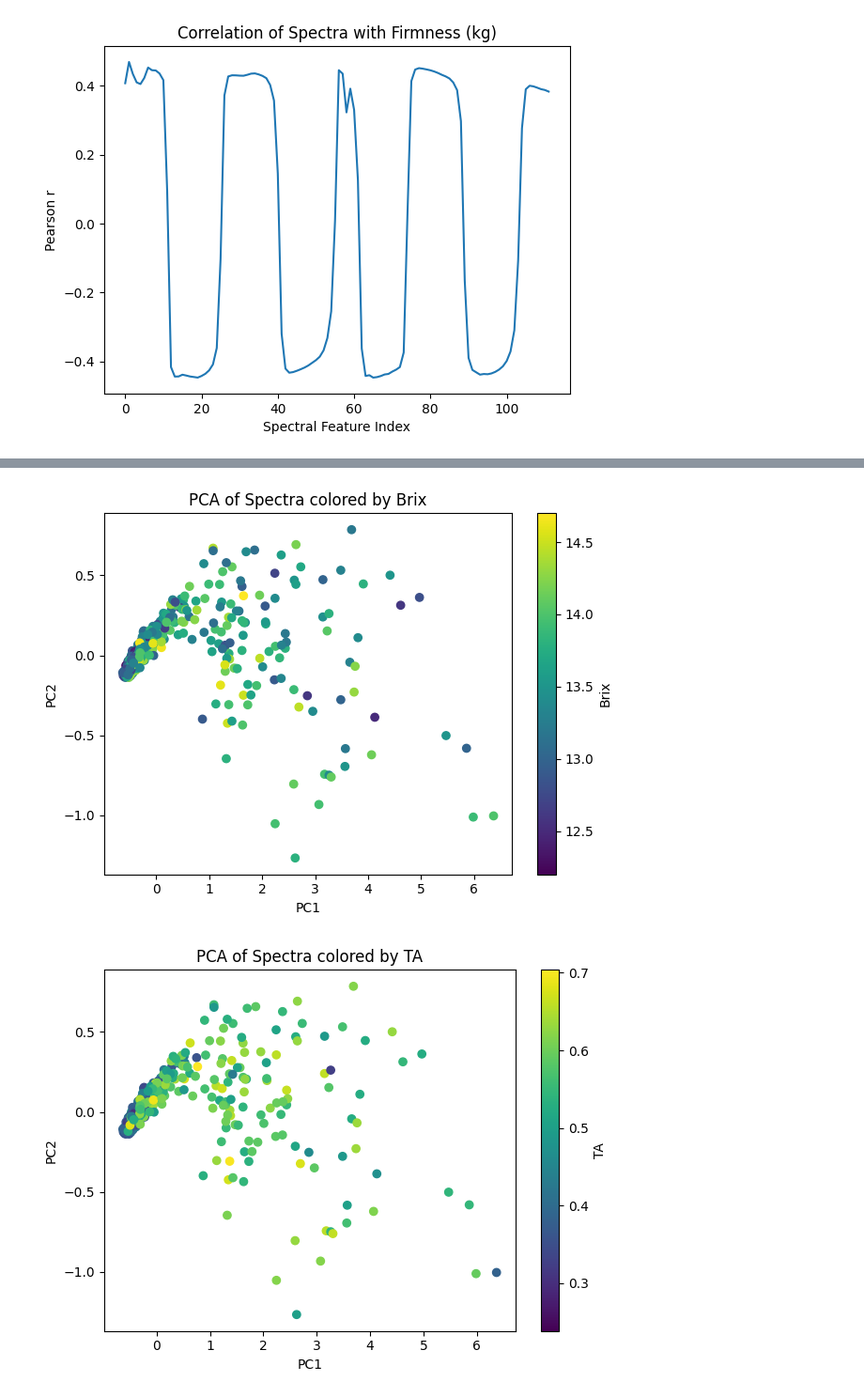
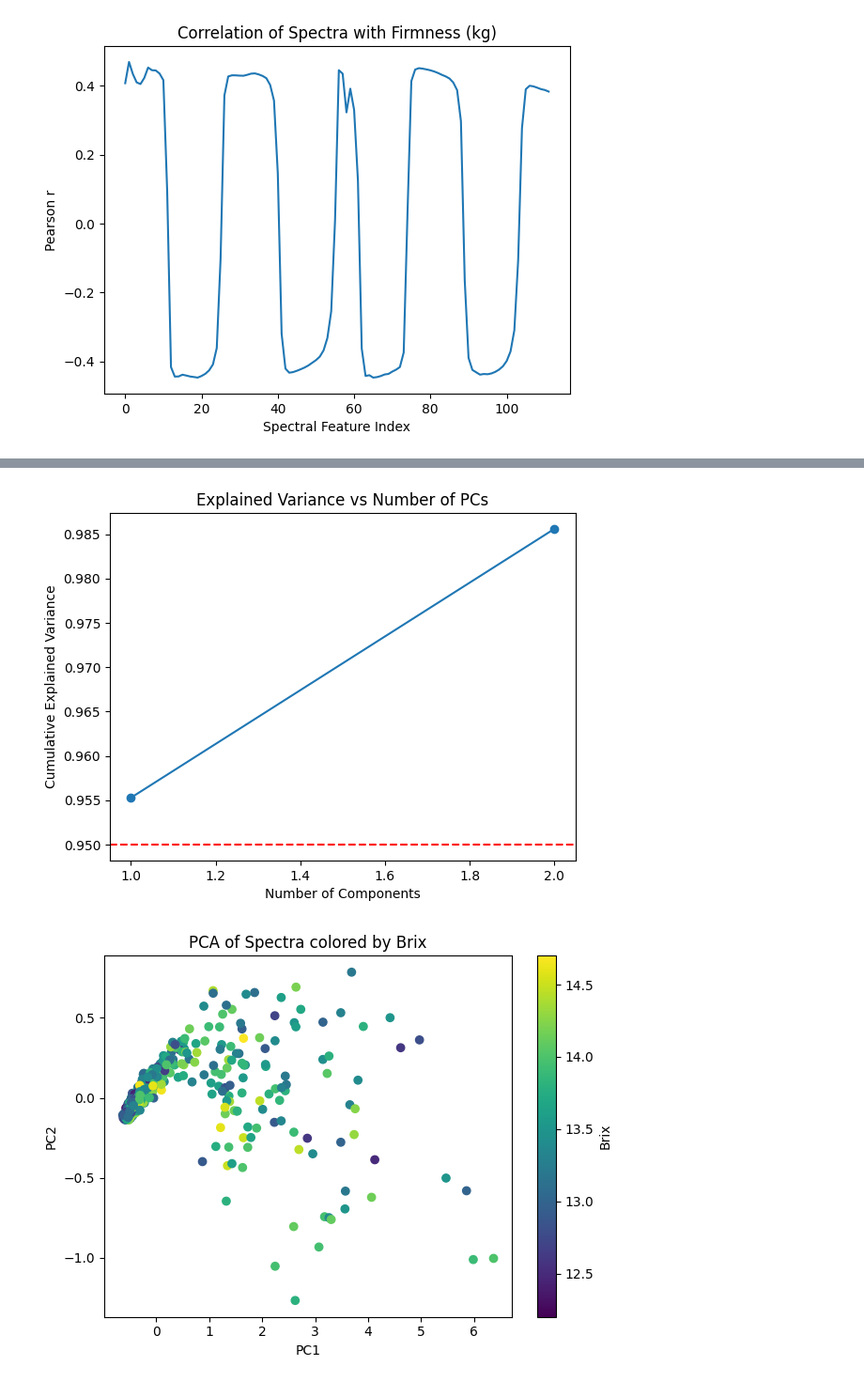
Before and after one commit to pv-98/vertigo, a Jupyter notebook: data/final_explore.ipynb, the cells around one changed output, grey strips where cells are left out. Shown at 94% size. Drawn from its saved outputs; the diff is of its cells as text; code cells hidden in the pictures.

```diff
--- a/data/final_explore.ipynb
+++ b/data/final_explore.ipynb
@@ -232,32 +125,46 @@ df_agg = df.groupby(group_cols).agg(
 from scipy import stats
 df_clean = df_agg.dropna(subset=list(spectral_cols) + targets)
 for tgt in targets:
     df_clean = df_clean[abs(stats.zscore(df_clean[tgt])) < 3]
 
 
 X = df_clean[spectral_cols].values
 
 # Perform PCA
 pca = PCA(n_components=2)
 X_pca = pca.fit_transform(X)
 
+# Explained variance ratio for each PC
+explained_variance = pca.explained_variance_ratio_
+
+# Cumulative variance
+cum_variance = explained_variance.cumsum()
+
+# Plot it
+plt.plot(range(1, len(cum_variance)+1), cum_variance, marker='o')
+plt.axhline(y=0.95, color='r', linestyle='--')
+plt.xlabel('Number of Components')
+plt.ylabel('Cumulative Explained Variance')
+plt.title('Explained Variance vs Number of PCs')
+plt.show()
+
 # Add PCA results back to DataFrame
 df_clean['PC1'] = X_pca[:, 0]
 df_clean['PC2'] = X_pca[:, 1]
 
 
 # ## Scatter Plots of PC1 vs. PC2 colored by each target
 
 
 for tgt in targets:
     plt.figure()
     plt.scatter(df_clean['PC1'], df_clean['PC2'], c=df_clean[tgt])
     plt.title(f'PCA of Spectra colored by {tgt}')
     plt.xlabel('PC1')
     plt.ylabel('PC2')
     plt.colorbar(label=tgt)
     plt.tight_layout()
     plt.show()
 # %% [output]
-[figure, old version]
+[figure, new version]
-[figure, old version]
+[figure, new version]
```
Also changed, not shown: parts of 7 cells of this notebook.
